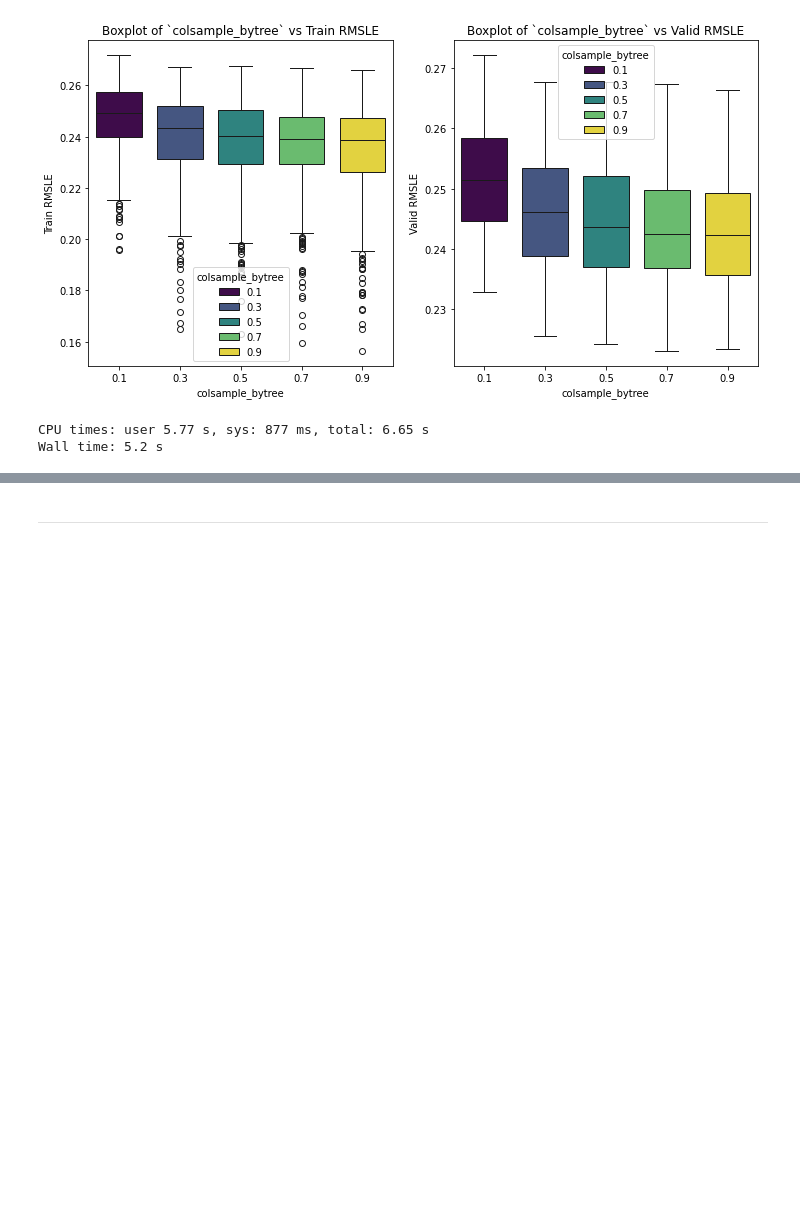
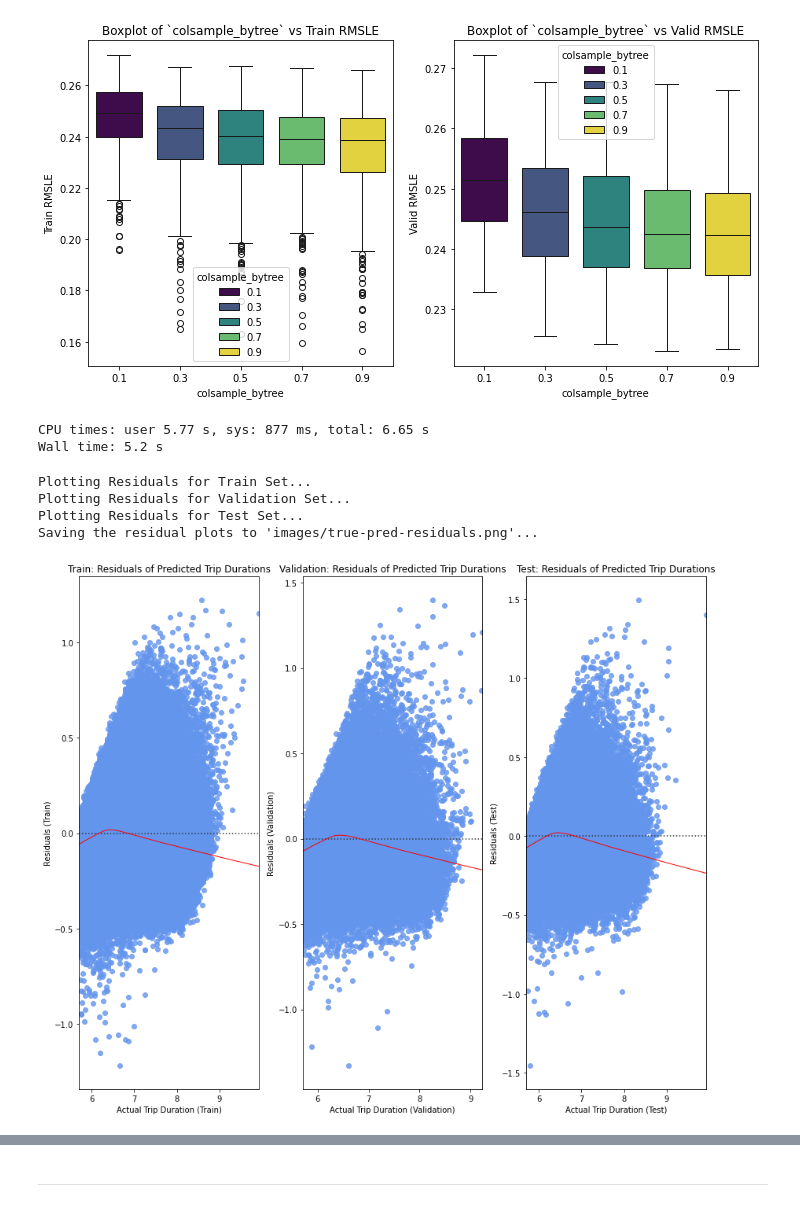
Before and after one commit to Qi-YOU/CEGE0042-STDM, a Jupyter notebook: modeling-parameter-search.ipynb, the cells around one changed output, grey strips where cells are left out. Drawn from its saved outputs; the diff is of its cells as text; code cells hidden in the pictures; blank space fills up the shorter version.

Commit message:
add residual plots for predictions and true values visuzlization

```diff
--- a/modeling-parameter-search.ipynb
+++ b/modeling-parameter-search.ipynb
@@ -292,6 +295,9 @@ CPU times: user 4.94 ms, sys: 0 ns, total: 4.94 ms
 Wall time: 3.74 ms
 # %%
 %%time
+
+# Load hyperparameter search results
+performance_df = pd.read_csv("model/hyperparameter_search_results.csv")
 
 # Load best parameters based on validation RMSLE
 best_params = performance_df.loc[performance_df["valid_rmsle"].idxmin()].to_dict()
@@ -329,24 +335,29 @@ final_model = xgb.train(
 # Save model as JSON
 final_model.save_model(os.path.join("model", "final_model.json"))
 
-# Make predictions on train and test sets
+# Make predictions on train, test, and validation sets
 y_train_pred = final_model.predict(dtrain)
 y_test_pred = final_model.predict(dtest)
+y_valid_pred = final_model.predict(dvalid)  # Assuming you have dvalid as the validation dataset
 
 # Compute RMSE
 train_rmse = np.sqrt(mean_squared_error(y_train, y_train_pred))
 test_rmse = np.sqrt(mean_squared_error(y_test, y_test_pred))
+valid_rmse = np.sqrt(mean_squared_error(y_valid, y_valid_pred))  # For validation set
 
 # Compute R2 score
-train_score = r2_score(y_train, y_pred_train, force_finite=False)
-test_score = r2_score(y_test, y_pred_test, force_finite=False)
+train_score = r2_score(y_train, y_train_pred, force_finite=False)
+test_score = r2_score(y_test, y_test_pred, force_finite=False)
+valid_score = r2_score(y_valid, y_valid_pred, force_finite=False)  # For validation set
 
 # Print results
 results = {
     "Train RMSE": train_rmse,
     "Test RMSE": test_rmse,
+    "Validation RMSE": valid_rmse,  # Include validation RMSE
     "Train R2": train_score,
-    "Test R2": test_score
+    "Test R2": test_score,
+    "Validation R2": valid_score  # Include validation R2
 }
 
 print(json.dumps(results, indent=4))
@@ -405,3 +418,50 @@ for par in best_params.keys():
 [figure]
 CPU times: user 5.77 s, sys: 877 ms, total: 6.65 s
 Wall time: 5.2 s
+# %%
+%%time
+
+# Visualize Residuals in 3 subplots
+plt.figure(figsize=(12, 10))
+
+# Subplot 1: Train Set - Residuals
+print("Plotting Residuals for Train Set...")
+plt.subplot(1, 3, 1)
+train_residuals = y_train - y_train_pred
+sns.residplot(x=y_train, y=train_residuals, color="cornflowerblue", lowess=True, line_kws={"color": "red", "lw": 1})
+plt.xlabel('Actual Trip Duration (Train)')
+plt.ylabel('Residuals (Train)')
+plt.title('Train: Residuals of Predicted Trip Durations')
+
+# Subplot 2: Validation Set - Residuals
+print("Plotting Residuals for Validation Set...")
+plt.subplot(1, 3, 2)
+valid_residuals = y_valid - y_valid_pred
+sns.residplot(x=y_valid, y=valid_residuals, color="cornflowerblue", lowess=True, line_kws={"color": "red", "lw": 1})
+plt.xlabel('Actual Trip Duration (Validation)')
+plt.ylabel('Residuals (Validation)')
+plt.title('Validation: Residuals of Predicted Trip Durations')
+
+# Subplot 3: Test Set - Residuals
+print("Plotting Residuals for Test Set...")
+plt.subplot(1, 3, 3)
+test_residuals = y_test - y_test_pred
+sns.residplot(x=y_test, y=test_residuals, color="cornflowerblue", lowess=True, line_kws={"color": "red", "lw": 1})
+plt.xlabel('Actual Trip Duration (Test)')
+plt.ylabel('Residuals (Test)')
+plt.title('Test: Residuals of Predicted Trip Durations')
+
+plt.tight_layout()
+
+# Save the figure to the images folder
+print("Saving the residual plots to 'images/true-pred-residuals.png'...")
+plt.savefig("images/true-pred-residuals.png", dpi=300)
+
+# Show the plot
+plt.show()
+# %% [output]
+Plotting Residuals for Train Set...
+Plotting Residuals for Validation Set...
+Plotting Residuals for Test Set...
+Saving the residual plots to 'images/true-pred-residuals.png'...
+[figure, added]
```
Also changed, not shown: parts of 8 cells of this notebook, 2 other files.
